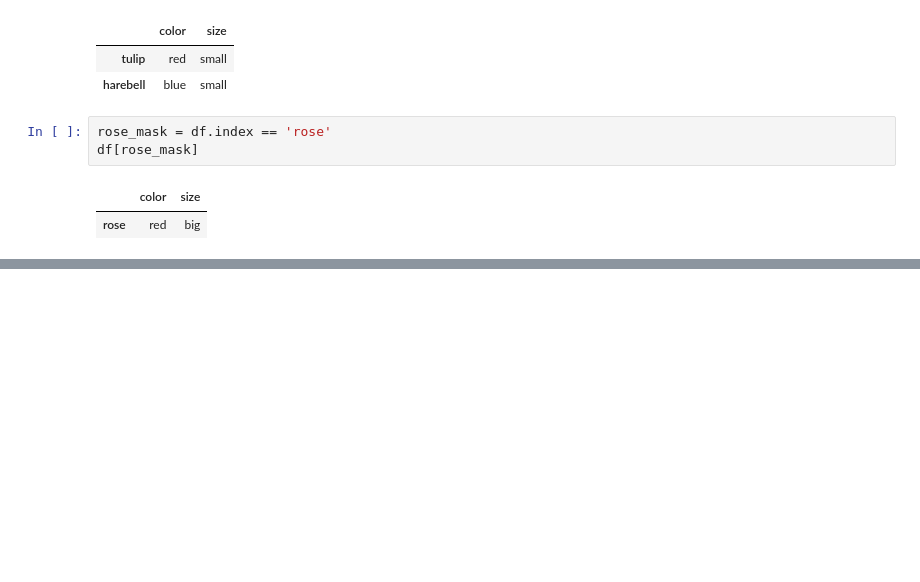
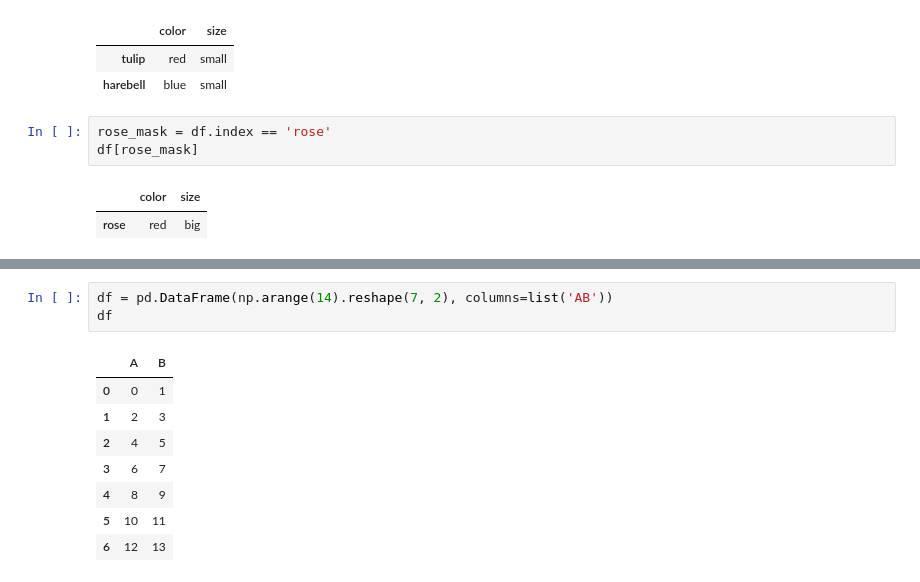
Before and after one commit to antonioIannotta/Python-Data-Analysis, a Jupyter notebook: Pandas_Intro.ipynb, the cells around one changed output, grey strips where cells are left out. Cells and saved outputs as stored; diff of their text form; blank space fills up the shorter version.

```diff
--- a/Pandas_Intro.ipynb
+++ b/Pandas_Intro.ipynb
@@ -141,0 +158,12 @@ df[rose_mask]
+# %%
+df = pd.DataFrame(np.arange(14).reshape(7, 2), columns=list('AB'))
+df
+# %% [output]
+|  | A | B |
+| 0 | 0 | 1 |
+| 1 | 2 | 3 |
+| 2 | 4 | 5 |
+| 3 | 6 | 7 |
+| 4 | 8 | 9 |
+| 5 | 10 | 11 |
+| 6 | 12 | 13 |
```
Also changed, not shown: parts of 6 cells of this notebook.
